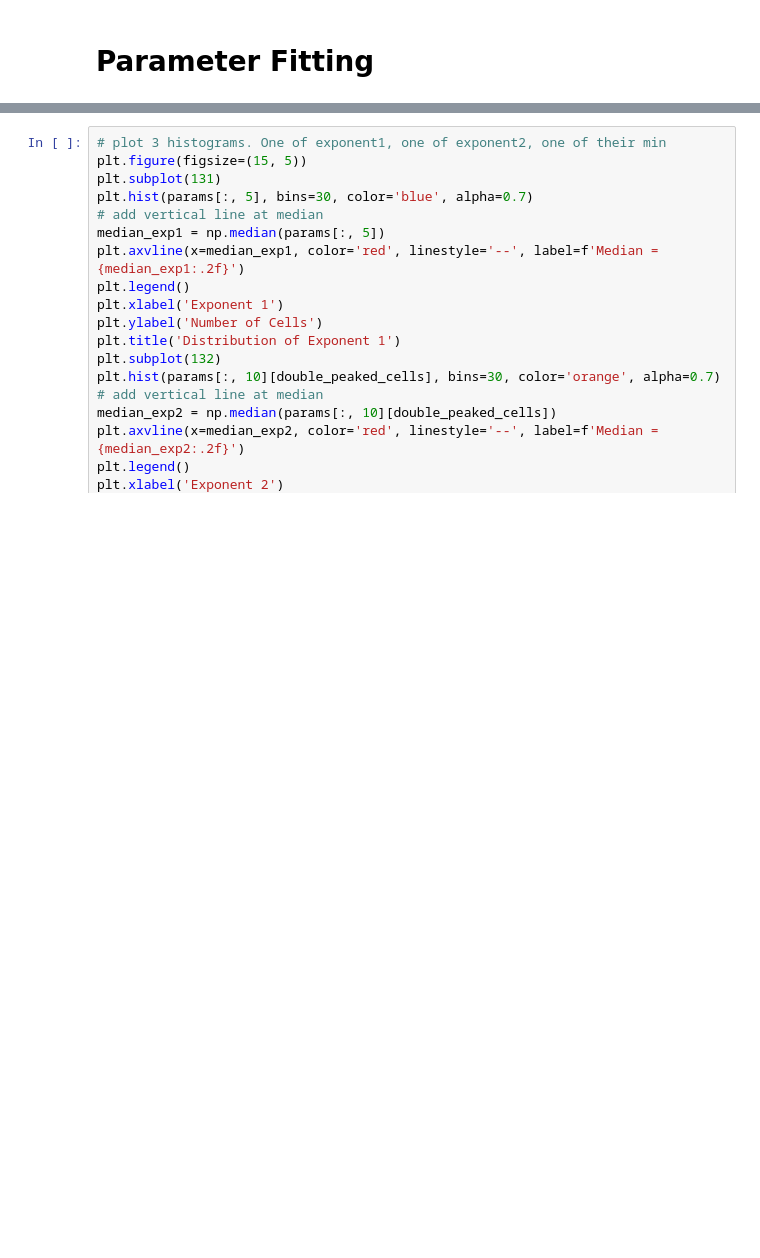
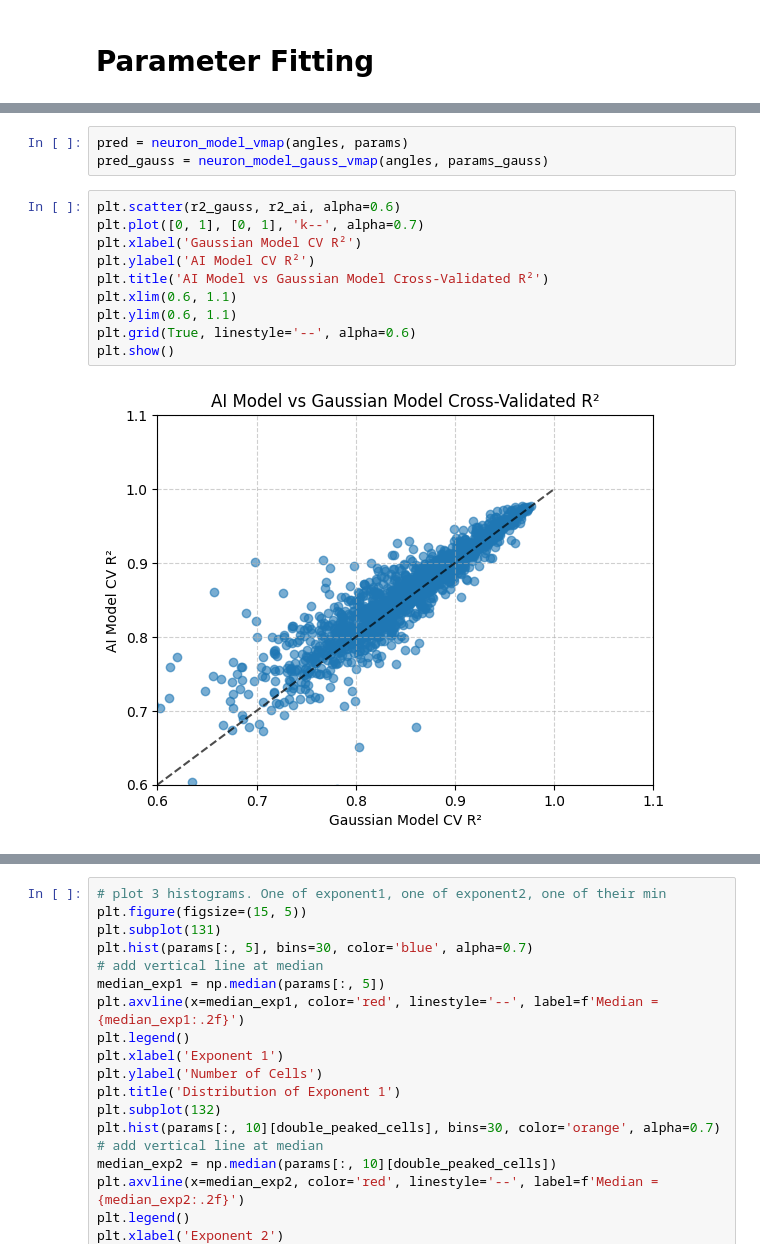
Before and after one commit to reillytilbury/EDGAR, a Jupyter notebook: figures/1A_tuning_curves.ipynb, the cells around one changed output, grey strips where cells are left out. Cells and saved outputs as stored; diff of their text form; blank space fills up the shorter version.

```diff
--- a/figures/1A_tuning_curves.ipynb
+++ b/figures/1A_tuning_curves.ipynb
@@ -740,0 +1056,15 @@ plt.show()
+# %%
+pred = neuron_model_vmap(angles, params)
+pred_gauss = neuron_model_gauss_vmap(angles, params_gauss)
+# %%
+plt.scatter(r2_gauss, r2_ai, alpha=0.6)
+plt.plot([0, 1], [0, 1], 'k--', alpha=0.7)
+plt.xlabel('Gaussian Model CV R²')
+plt.ylabel('AI Model CV R²')
+plt.title('AI Model vs Gaussian Model Cross-Validated R²')
+plt.xlim(0.6, 1.1)
+plt.ylim(0.6, 1.1)
+plt.grid(True, linestyle='--', alpha=0.6)
+plt.show()
+# %% [output]
+[figure, added]
```
Also changed, not shown: parts of 30 cells of this notebook, 1 other file.
